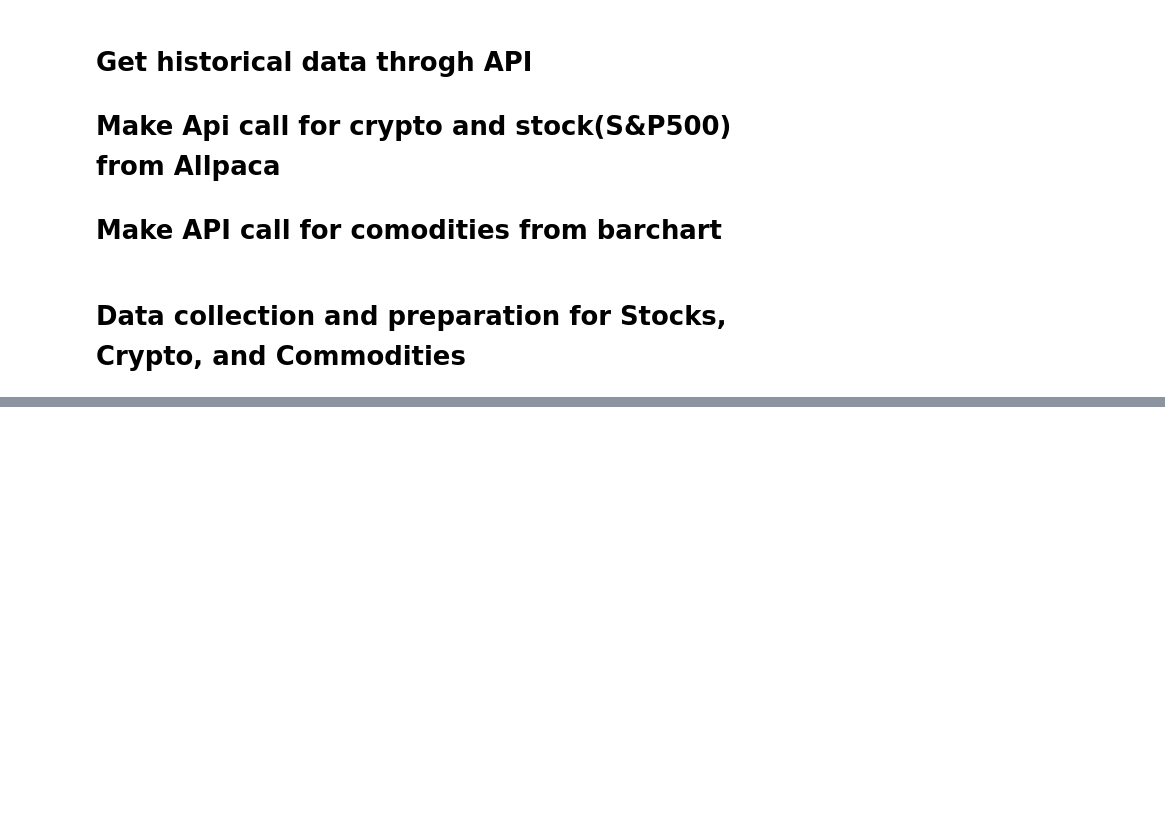
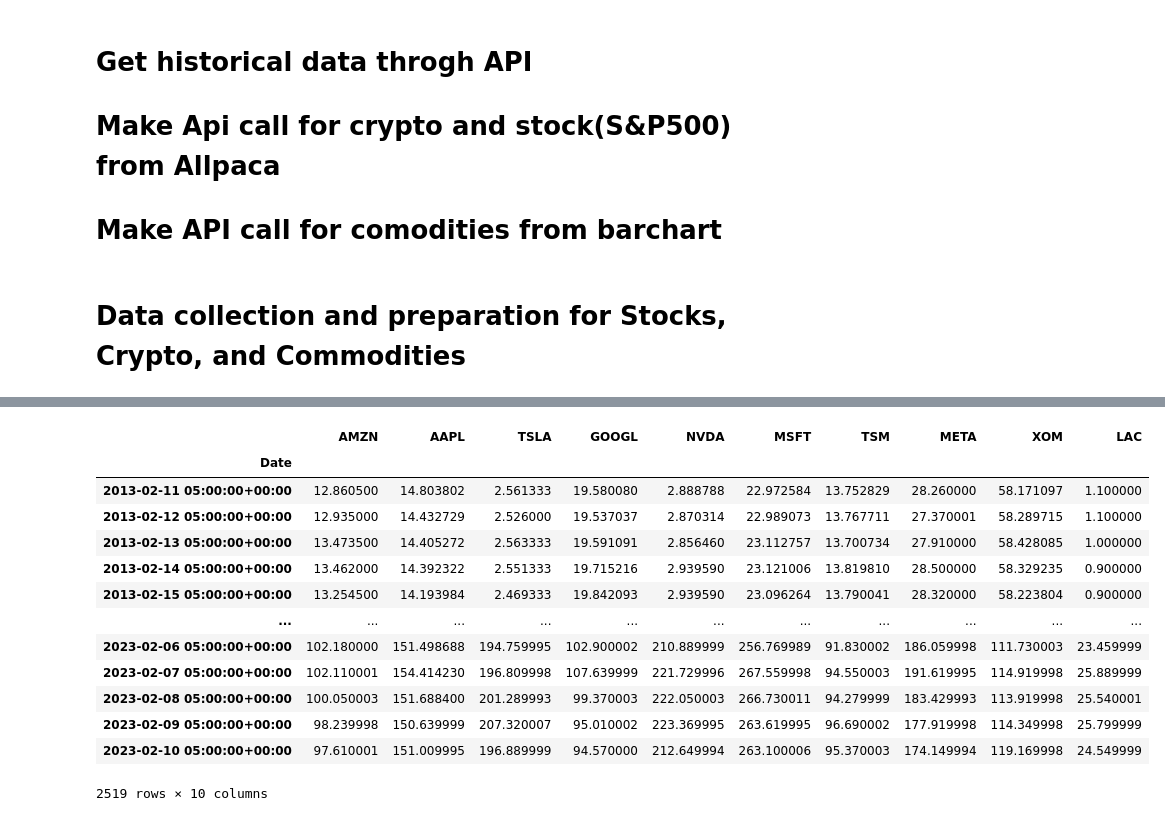
Before and after one commit to Xipilscode/CAPTS-_Comprehensive_Allocation_and_Portfolio_Trading_Solution, a Jupyter notebook: Capital_Allocation_Optimization/capital_allocation_optimization.ipynb, the cells around one changed output, grey strips where cells are left out. Saved outputs shown, nothing was run; the diff lists cells and outputs as text; code cells hidden in the pictures; blank space fills up the shorter version.

Commit message:
Alphonso and i Pushing Monte Carlo for Stocks.

```diff
--- a/Capital_Allocation_Optimization/capital_allocation_optimization.ipynb
+++ b/Capital_Allocation_Optimization/capital_allocation_optimization.ipynb
@@ -74,0 +56,16 @@ AttributeError: 'dict' object has no attribute 'pct_change'
+# %%
+# VARIATION 3
+# Define the lists of asset classes and their respective tickers. Set it as variables, so the selection can be changed easier if neded.
+# api_pull = {'crypto' : ['BTC-USD', 'ETH-USD', 'DOGE-USD', 'MATIC-USD', 'AVAX-USD', 'SOL-USD', 'TRX-USD', 'ATOM-USD', 'UNI7083-USD', 'LINK-USD'],
+#             'stocks' : ['AMZN', 'AAPL', 'TSLA', 'GOOGL', 'NVDA', 'MSFT', 'TSM', 'META','XOM', 'LAC'],
+#             'commodities' : ['GC=F', 'SI=F', 'CL=F', 'HG=F', 'LBS=F', 'ZS=F', 'GF=F', 'KE=F', 'CT=F', 'ZR=F']}
+api_pull = {'stocks' : ['AMZN', 'AAPL', 'TSLA', 'GOOGL', 'NVDA', 'MSFT', 'TSM', 'META','XOM', 'LAC']}
+
+# Store data for each asset class in a dictionary
+# Use .items()to iterate over the key-value pairs of the api_pull dictionary
+# pull data for the number of years requested by the user
+data = {}
+for asset_class, tickers in api_pull.items():
+    data[asset_class] = {}
+    for ticker in tickers:
+        data[asset_class][ticker] = yf.Ticker(ticker).history(period=f"{num_years}y")
@@ -74,0 +76,12 @@ AttributeError: 'dict' object has no attribute 'pct_change'
+# %%
+# Create a data frame for each asset class with the close column
+# Access the 'Close' column of the data for each asset class
+# Extract the values of the data dictionary and then access the 'Close' column of each dataframe.
+# df_crypto = pd.DataFrame({ticker: data['crypto'][ticker]['Close'] for ticker in api_pull['crypto']})
+df_stocks = pd.DataFrame({ticker: data['stocks'][ticker]['Close'] for ticker in api_pull['stocks']})
+# df_commodities = pd.DataFrame({ticker: data['commodities'][ticker]['Close'] for ticker in api_pull['commodities']})
+# %%
+# Replace all the NaN values in a data frame using the fillna() method. Create a copy of the data frames.
+# df_crypto = df_crypto.fillna(0).copy()
+df_stocks = df_stocks.fillna(0).copy()
+# df_commodities = df_commodities.fillna(0).copy()
@@ -75,2 +127,28 @@ AttributeError: 'dict' object has no attribute 'pct_change'
 # %%
 #Run montecarlo model
+# %%
+# df_crypto.index = pd.to_datetime(df_crypto.index)
+df_stocks.index = pd.to_datetime(df_stocks.index)
+# df_commodities.index = pd.to_datetime(df_commodities.index)
+
+# df_crypto.index = df_crypto.index.tz_convert('UTC')
+df_stocks.index = df_stocks.index.tz_convert('UTC')
+# df_commodities.index = df_commodities.index.tz_convert('UTC')
+# %%
+portfolio_data = pd.concat([df_stocks], axis=1)
+portfolio_data
+# %% [output]
+|  | AMZN | AAPL | TSLA | GOOGL | NVDA | MSFT | TSM | META | XOM | LAC |
+| Date |  |  |  |  |  |  |  |  |  |  |
+| 2013-02-11 05:00:00+00:00 | 12.860500 | 14.803802 | 2.561333 | 19.580080 | 2.888788 | 22.972584 | 13.752829 | 28.260000 | 58.171097 | 1.100000 |
+| 2013-02-12 05:00:00+00:00 | 12.935000 | 14.432729 | 2.526000 | 19.537037 | 2.870314 | 22.989073 | 13.767711 | 27.370001 | 58.289715 | 1.100000 |
+| 2013-02-13 05:00:00+00:00 | 13.473500 | 14.405272 | 2.563333 | 19.591091 | 2.856460 | 23.112757 | 13.700734 | 27.910000 | 58.428085 | 1.000000 |
+| 2013-02-14 05:00:00+00:00 | 13.462000 | 14.392322 | 2.551333 | 19.715216 | 2.939590 | 23.121006 | 13.819810 | 28.500000 | 58.329235 | 0.900000 |
+| 2013-02-15 05:00:00+00:00 | 13.254500 | 14.193984 | 2.469333 | 19.842093 | 2.939590 | 23.096264 | 13.790041 | 28.320000 | 58.223804 | 0.900000 |
+| ... | ... | ... | ... | ... | ... | ... | ... | ... | ... | ... |
+| 2023-02-06 05:00:00+00:00 | 102.180000 | 151.498688 | 194.759995 | 102.900002 | 210.889999 | 256.769989 | 91.830002 | 186.059998 | 111.730003 | 23.459999 |
+| 2023-02-07 05:00:00+00:00 | 102.110001 | 154.414230 | 196.809998 | 107.639999 | 221.729996 | 267.559998 | 94.550003 | 191.619995 | 114.919998 | 25.889999 |
+| 2023-02-08 05:00:00+00:00 | 100.050003 | 151.688400 | 201.289993 | 99.370003 | 222.050003 | 266.730011 | 94.279999 | 183.429993 | 113.919998 | 25.540001 |
+| 2023-02-09 05:00:00+00:00 | 98.239998 | 150.639999 | 207.320007 | 95.010002 | 223.369995 | 263.619995 | 96.690002 | 177.919998 | 114.349998 | 25.799999 |
+| 2023-02-10 05:00:00+00:00 | 97.610001 | 151.009995 | 196.889999 | 94.570000 | 212.649994 | 263.100006 | 95.370003 | 174.149994 | 119.169998 | 24.549999 |
+2519 rows × 10 columns
```
Also changed, not shown: parts of 38 cells of this notebook.
